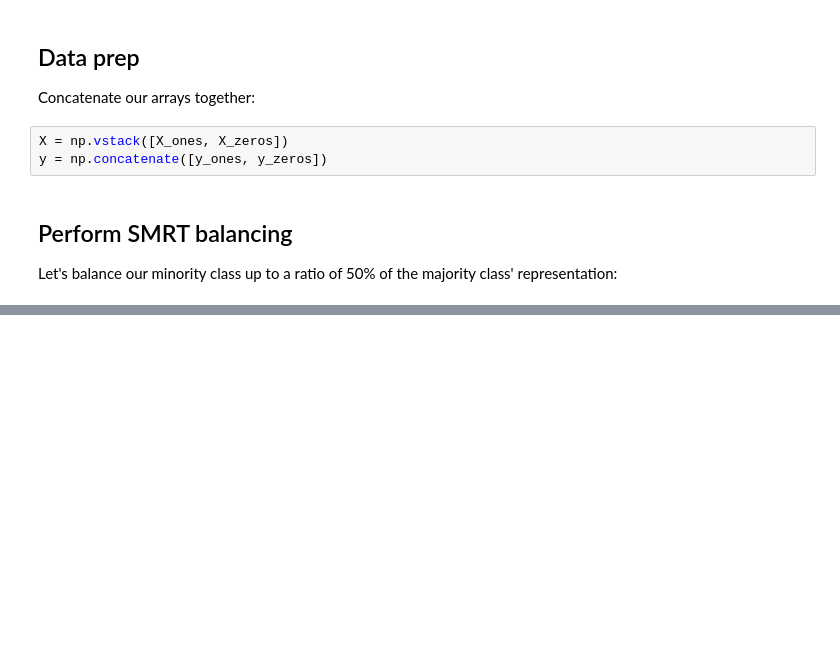
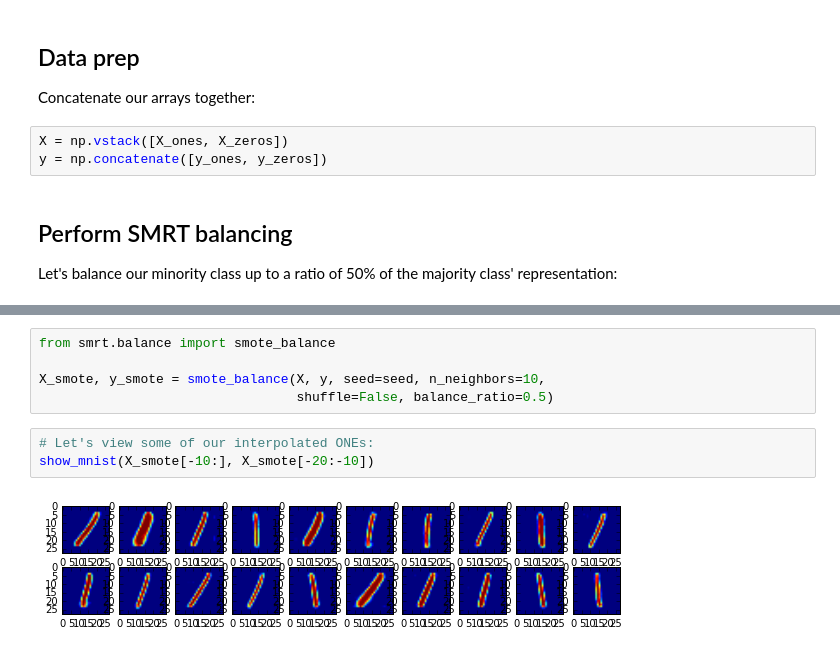
Before and after one commit to tgsmith61591/smrt, a Jupyter notebook: examples/MNIST example.ipynb, the cells around one changed output, grey strips where cells are left out. Cells and saved outputs as stored; diff of their text form; blank space fills up the shorter version.

```diff
--- a/examples/MNIST example.ipynb
+++ b/examples/MNIST example.ipynb
@@ -133,0 +157,10 @@ show_mnist(X_bal[-10:], X_bal[-20:-10])
+# %%
+from smrt.balance import smote_balance
+
+X_smote, y_smote = smote_balance(X, y, seed=seed, n_neighbors=10,
+                                 shuffle=False, balance_ratio=0.5)
+# %%
+# Let's view some of our interpolated ONEs:
+show_mnist(X_smote[-10:], X_smote[-20:-10])
+# %% [output]
+[figure, added]
```
Also changed, not shown: parts of 17 cells of this notebook, 8 other files.
